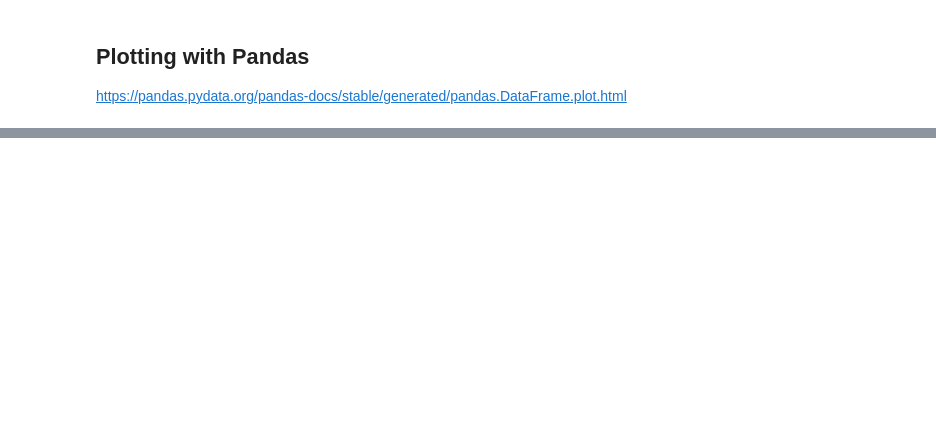
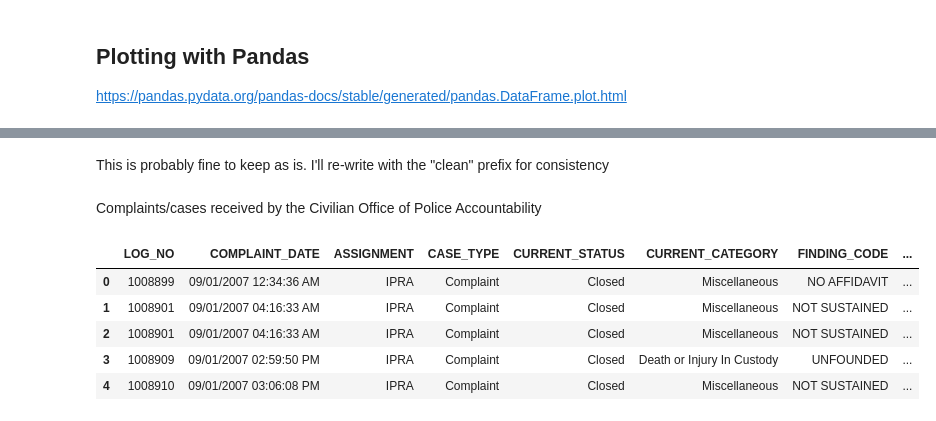
Before and after one commit to vamaral1/brave, a Jupyter notebook: python_workshop.ipynb, the cells around one changed output, grey strips where cells are left out. Saved outputs shown, nothing was run; the diff lists cells and outputs as text; code cells hidden in the pictures; blank space fills up the shorter version.

```diff
--- a/python_workshop.ipynb
+++ b/python_workshop.ipynb
@@ -92,0 +197,2 @@ df["category"].value_counts().plot(kind='barh', title='bar plot', x='category',
+# %% [markdown]
+This is probably fine to keep as is. I'll re-write with the "clean" prefix for consistency
@@ -92,0 +201,13 @@ df["category"].value_counts().plot(kind='barh', title='bar plot', x='category',
+# %% [markdown]
+Complaints/cases received by the Civilian Office of Police Accountability
+# %%
+cases_df = pd.read_csv(os.path.join("data", "COPA_Cases_-_By_Complainant_or_Subject.csv"))
+# %%
+cases_df.head()
+# %% [output]
+|  | LOG_NO | COMPLAINT_DATE | ASSIGNMENT | CASE_TYPE | CURRENT_STATUS | CURRENT_CATEGORY | FINDING_CODE | ... |
+| 0 | 1008899 | 09/01/2007 12:34:36 AM | IPRA | Complaint | Closed | Miscellaneous | NO AFFIDAVIT | ... |
+| 1 | 1008901 | 09/01/2007 04:16:33 AM | IPRA | Complaint | Closed | Miscellaneous | NOT SUSTAINED | ... |
+| 2 | 1008901 | 09/01/2007 04:16:33 AM | IPRA | Complaint | Closed | Miscellaneous | NOT SUSTAINED | ... |
+| 3 | 1008909 | 09/01/2007 02:59:50 PM | IPRA | Complaint | Closed | Death or Injury In Custody | UNFOUNDED | ... |
+| 4 | 1008910 | 09/01/2007 03:06:08 PM | IPRA | Complaint | Closed | Miscellaneous | NOT SUSTAINED | ... |
```
Also changed, not shown: parts of 27 cells of this notebook.
